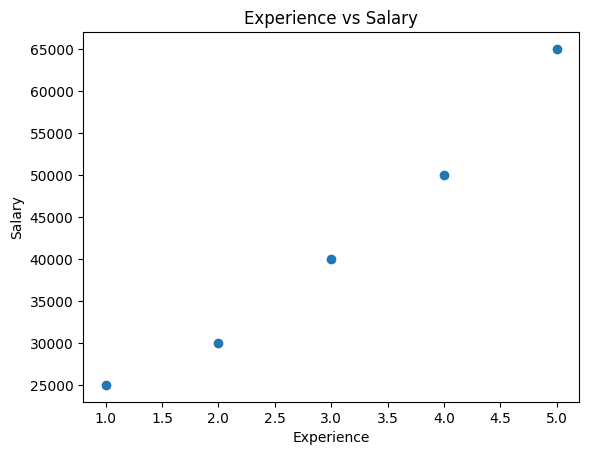
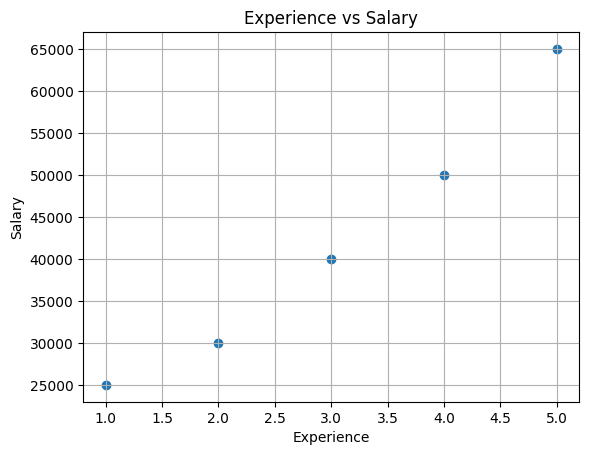
Unified diff of the notebook cell whose output changed from the first chart to the second:
--- before
+++ after
@@ -10,3 +10,4 @@
 plt.xlabel("Experience")
 plt.ylabel("Salary")
+plt.grid()
 plt.show()

Commit: Scatter_Plot